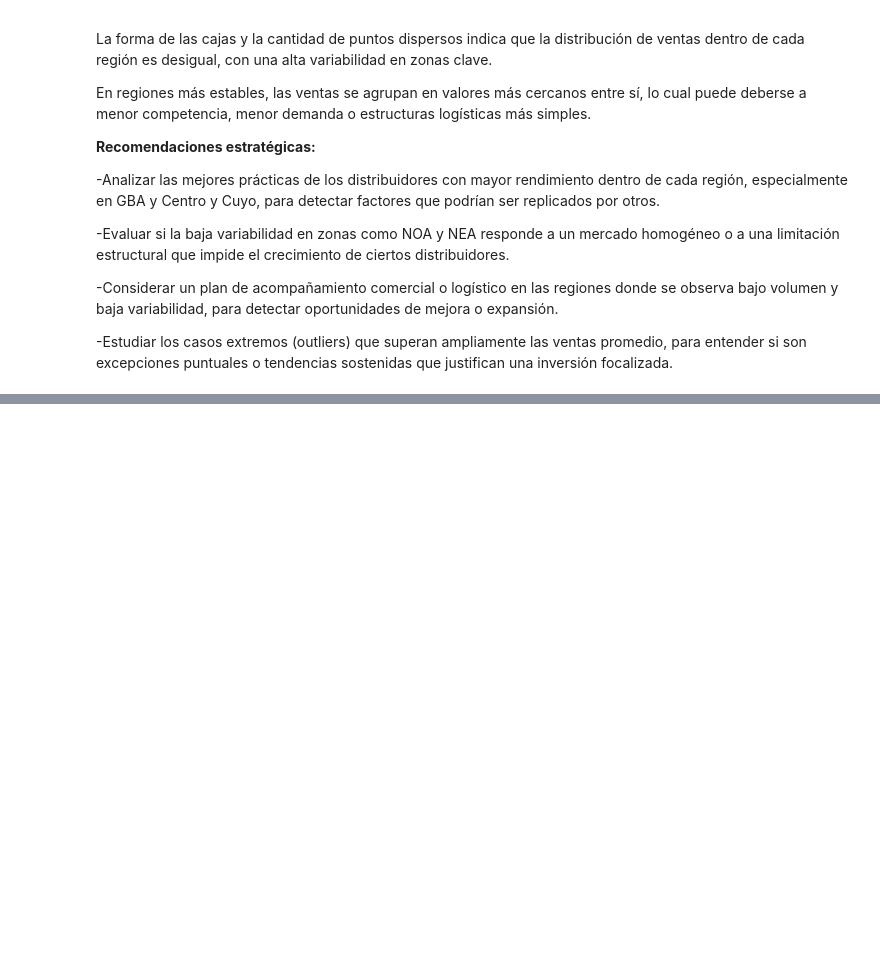
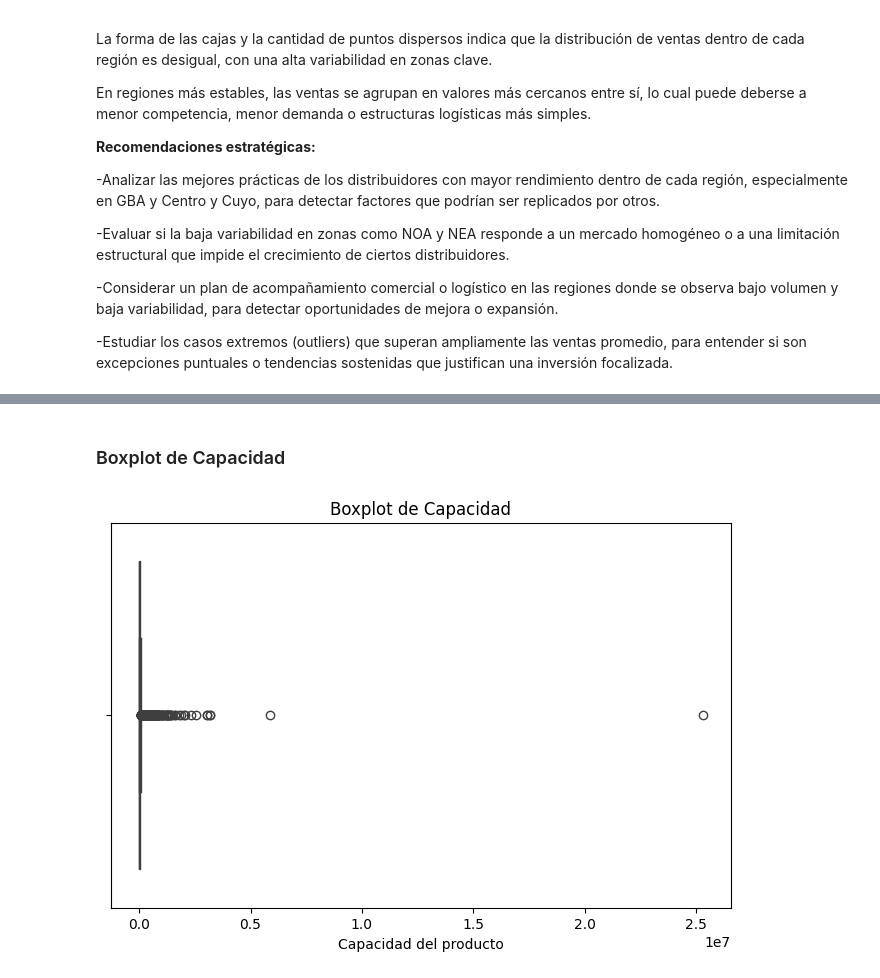
Before and after one commit to ISPC-CDIA/DataTeam---Proyecto-ABP-Analista-de-Datos-2025, a Jupyter notebook: JupiterNotebook/EVIDENCIA 3/Proyecto_Analisis_de_datos_Grupo_8_PepsiCo.ipynb, the cells around one changed output, grey strips where cells are left out. Drawn from its saved outputs; the diff is of its cells as text; code cells hidden in the pictures; blank space fills up the shorter version.

```diff
--- a/JupiterNotebook/EVIDENCIA 3/Proyecto_Analisis_de_datos_Grupo_8_PepsiCo.ipynb
+++ b/JupiterNotebook/EVIDENCIA 3/Proyecto_Analisis_de_datos_Grupo_8_PepsiCo.ipynb
@@ -886,0 +948,10 @@ En regiones más estables, las ventas se agrupan en valores más cercanos entre
+# %% [markdown]
+### Boxplot de Capacidad
+# %%
+plt.figure(figsize=(8, 5))
+sns.boxplot(x=df_clean['Capacidad'])
+plt.title("Boxplot de Capacidad")
+plt.xlabel("Capacidad del producto")
+plt.show()
+# %% [output]
+[figure, added]
```
Also changed, not shown: parts of 15 cells of this notebook.
